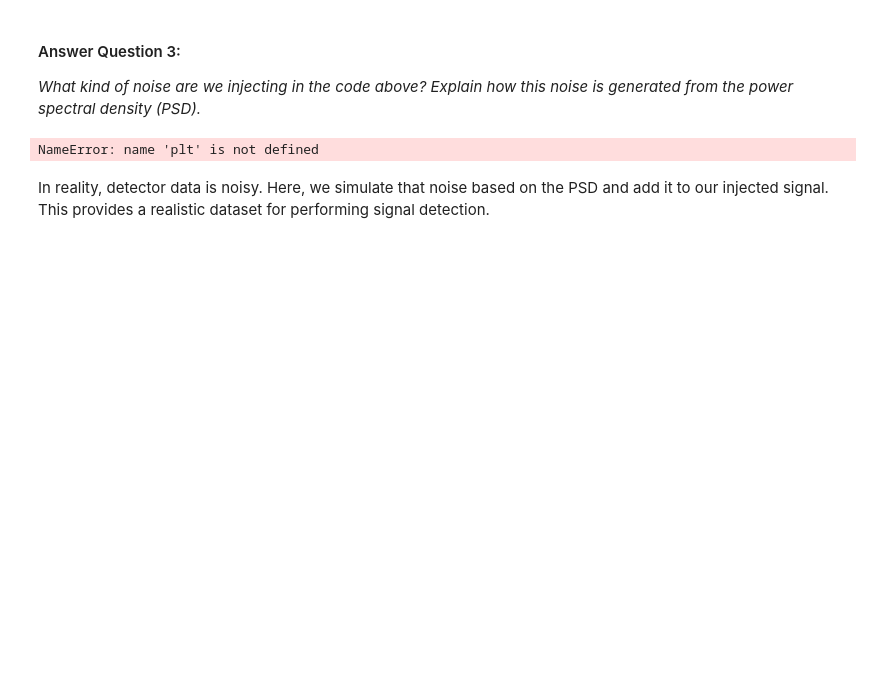
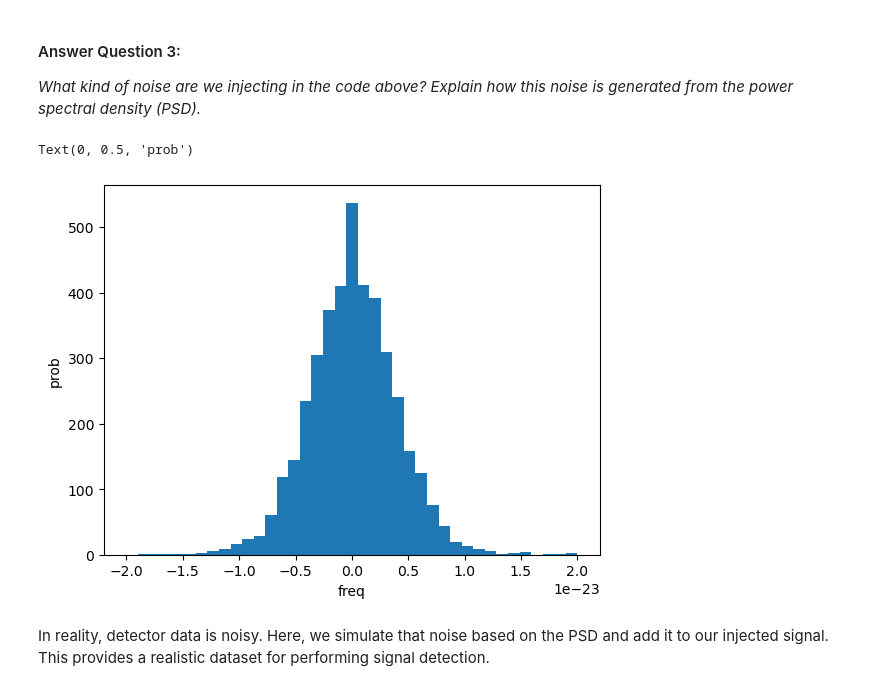
Before and after one commit to lea-y01/GWs_projects, a Jupyter notebook: Data_Analysis/ExampleNotebook_DataAnalysis.ipynb, the cells around one changed output. Saved outputs shown, nothing was run; the diff lists cells and outputs as text; code cells hidden in the pictures; blank space fills up the shorter version.

```diff
--- a/Data_Analysis/ExampleNotebook_DataAnalysis.ipynb
+++ b/Data_Analysis/ExampleNotebook_DataAnalysis.ipynb
@@ -336,11 +303,12 @@ reference_time: None
 
 *What kind of noise are we injecting in the code above? Explain how this noise is generated from the power spectral density (PSD).*
 # %%
-plt.hist(np.real(noise))
+plt.hist(np.real(noise), bins = np.linspace(-2e-23, 2e-23, 40))
 plt.xlabel('freq')
 plt.ylabel('prob')
 # %% [output]
-NameError: name 'plt' is not defined
+Text(0, 0.5, 'prob')
+[figure, added]
 # %% [markdown]
 In reality, detector data is noisy. Here, we simulate that noise based on the PSD and add it to our injected signal. This provides a realistic dataset for performing signal detection.
 # %%
```
Also changed, not shown: parts of 10 cells of this notebook, 2 other files.
